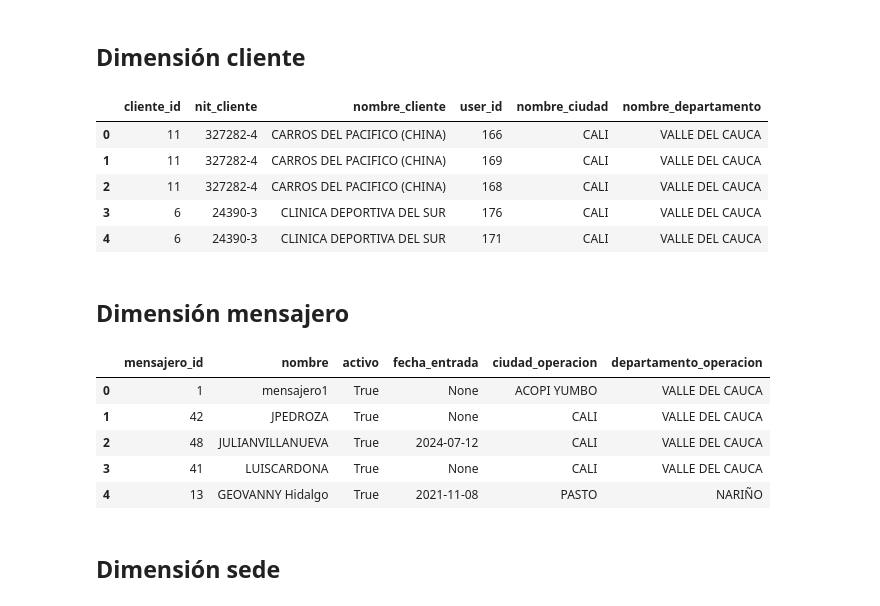
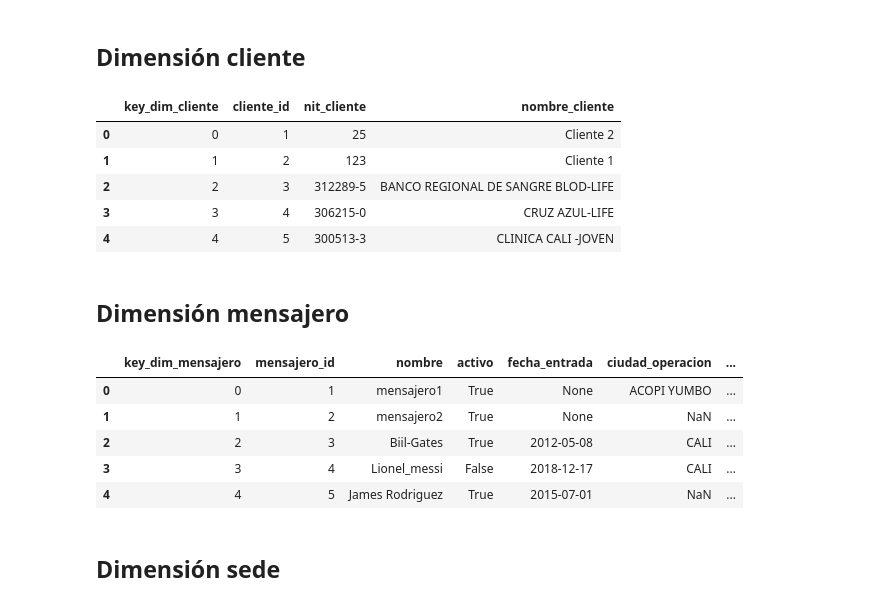
Before and after one commit to AndresIsCoding/Proyecto-ciencia-de-datos, a Jupyter notebook: ETL.ipynb, the cells around one changed output. Drawn from its saved outputs; the diff is of its cells as text; code cells hidden in the pictures.

```diff
--- a/ETL.ipynb
+++ b/ETL.ipynb
@@ -93,49 +50,47 @@ df_departamento.head()
 ## Dimensión cliente
 # %%
 # 1. Leer las tablas necesarias desde la base de datos original
-df_clientes_usuarioaquitoy = pd.read_sql("SELECT * FROM clientes_usuarioaquitoy;", con=engine_db)
+df_cliente = pd.read_sql("SELECT * FROM cliente;", con=engine_db)
 df_ciudad = pd.read_sql("SELECT * FROM ciudad;", con=engine_db)
 df_departamento = pd.read_sql("SELECT * FROM departamento;", con=engine_db)
-df_cliente = pd.read_sql("SELECT * FROM cliente;", con=engine_db)
 
 # 2. Renombrar columnas necesarias para estandarizar
 df_ciudad = df_ciudad.rename(columns={
     'ciudad_id': 'id',
     'nombre': 'nombre_ciudad',
     'departamento_id': 'departamento_id'
 })
 
 df_departamento = df_departamento.rename(columns={
     'departamento_id': 'id',
     'nombre': 'nombre_departamento'
 })
 
 df_cliente = df_cliente.rename(columns={
-    'cliente_id': 'id',
     'nombre': 'nombre_cliente'
 })
 
 # 3. Realizar joins con pandas para construir la dimensión cliente
-df_dim_cliente = df_clientes_usuarioaquitoy \
+df_dim_cliente = df_cliente \
     .merge(df_ciudad, left_on='ciudad_id', right_on='id', suffixes=('', '_ciudad')) \
-    .merge(df_departamento, left_on='departamento_id', right_on='id', suffixes=('', '_depto')) \
-    .merge(df_cliente, left_on='cliente_id', right_on='id', suffixes=('', '_cliente'))
+    .merge(df_departamento, left_on='departamento_id', right_on='id', suffixes=('', '_depto'))
 
-# 4. Seleccionar solo las columnas deseadas
-df_dim_cliente = df_dim_cliente[[
-    'cliente_id', 'nit_cliente', 'nombre_cliente', 'user_id',
-    'nombre_ciudad', 'nombre_departamento'
-]]
+# 4. Seleccionar columnas deseadas y ordenar
+df_dim_cliente = df_dim_cliente[['cliente_id', 'nit_cliente', 'nombre_cliente']]
+df_dim_cliente = df_dim_cliente.sort_values(by='cliente_id').reset_index(drop=True)
 
-# 5. Guardar la tabla en la bodega de datos como dimensión cliente
+# 5. Crear la columna llave incremental
+df_dim_cliente.insert(0, 'key_dim_cliente', range(len(df_dim_cliente)))
+
+# 6. Guardar la tabla en la bodega de datos
 df_dim_cliente.to_sql('dim_cliente', con=engine_dw, if_exists='replace', index=False)
 
-# 6. Verificar
+# 7. Verificar
 df_dim_cliente.head()
 # %% [output]
-|  | cliente_id | nit_cliente | nombre_cliente | user_id | nombre_ciudad | nombre_departamento |
-| 0 | 11 | 327282-4 | CARROS DEL PACIFICO (CHINA) | 166 | CALI | VALLE DEL CAUCA |
-| 1 | 11 | 327282-4 | CARROS DEL PACIFICO (CHINA) | 169 | CALI | VALLE DEL CAUCA |
-| 2 | 11 | 327282-4 | CARROS DEL PACIFICO (CHINA) | 168 | CALI | VALLE DEL CAUCA |
-| 3 | 6 | 24390-3 | CLINICA DEPORTIVA DEL SUR | 176 | CALI | VALLE DEL CAUCA |
-| 4 | 6 | 24390-3 | CLINICA DEPORTIVA DEL SUR | 171 | CALI | VALLE DEL CAUCA |
+|  | key_dim_cliente | cliente_id | nit_cliente | nombre_cliente |
+| 0 | 0 | 1 | 25 | Cliente 2 |
+| 1 | 1 | 2 | 123 | Cliente 1 |
+| 2 | 2 | 3 | 312289-5 | BANCO REGIONAL DE SANGRE BLOD-LIFE |
+| 3 | 3 | 4 | 306215-0 | CRUZ AZUL-LIFE |
+| 4 | 4 | 5 | 300513-3 | CLINICA CALI -JOVEN |
@@ -150,13 +112,13 @@ df_departamento = pd.read_sql("SELECT * FROM departamento;", con=engine_db)
 
 # 2. Renombrar columnas para normalizar nombres
 df_ciudad = df_ciudad.rename(columns={
-    'ciudad_id': 'id',              # si existe esa columna
+    'ciudad_id': 'id',
     'nombre':    'nombre_ciudad',
     'departamento_id': 'departamento_id'
 })
 
 df_departamento = df_departamento.rename(columns={
-    'departamento_id': 'id',        # si existe esa columna
+    'departamento_id': 'id',
     'nombre':          'nombre_departamento'
 })
 
@@ -168,10 +130,10 @@ df_dim_mensajero = (
     .merge(df_departamento, how='left', left_on='departamento_id', right_on='id', suffixes=('', '_depto'))
 )
 
-# 4. Seleccionar y renombrar las columnas finales
+# 4. Seleccionar y renombrar columnas finales
 df_dim_mensajero = df_dim_mensajero[[
-    'id',                 # id del mensajero
-    'username',           # nombre de usuario
+    'id',
+    'username',
     'activo',
     'fecha_entrada',
     'nombre_ciudad',
@@ -183,15 +145,19 @@ df_dim_mensajero = df_dim_mensajero[[
     'nombre_departamento': 'departamento_operacion'
 })
 
-# 5. Cargar la dimensión en la bodega de datos
+# 5. Ordenar por nombre y crear llave incremental
+df_dim_mensajero = df_dim_mensajero.sort_values(by='mensajero_id').reset_index(drop=True)
+df_dim_mensajero.insert(0, 'key_dim_mensajero', range(len(df_dim_mensajero)))
+
+# 6. Cargar en la bodega de datos
 df_dim_mensajero.to_sql('dim_mensajero', con=engine_dw, if_exists='replace', index=False)
 
-# 6. Verificar visualizando las primeras filas
+# 7. Verificar
 df_dim_mensajero.head()
 # %% [output]
-|  | mensajero_id | nombre | activo | fecha_entrada | ciudad_operacion | departamento_operacion |
-| 0 | 1 | mensajero1 | True | None | ACOPI YUMBO | VALLE DEL CAUCA |
-| 1 | 42 | JPEDROZA | True | None | CALI | VALLE DEL CAUCA |
-| 2 | 48 | JULIANVILLANUEVA | True | 2024-07-12 | CALI | VALLE DEL CAUCA |
-| 3 | 41 | LUISCARDONA | True | None | CALI | VALLE DEL CAUCA |
-| 4 | 13 | GEOVANNY Hidalgo | True | 2021-11-08 | PASTO | NARIÑO |
+|  | key_dim_mensajero | mensajero_id | nombre | activo | fecha_entrada | ciudad_operacion | ... |
+| 0 | 0 | 1 | mensajero1 | True | None | ACOPI YUMBO | ... |
+| 1 | 1 | 2 | mensajero2 | True | None | NaN | ... |
+| 2 | 2 | 3 | Biil-Gates | True | 2012-05-08 | CALI | ... |
+| 3 | 3 | 4 | Lionel_messi | False | 2018-12-17 | CALI | ... |
+| 4 | 4 | 5 | James Rodriguez | True | 2015-07-01 | NaN | ... |
```
Also changed, not shown: parts of 12 cells of this notebook.
